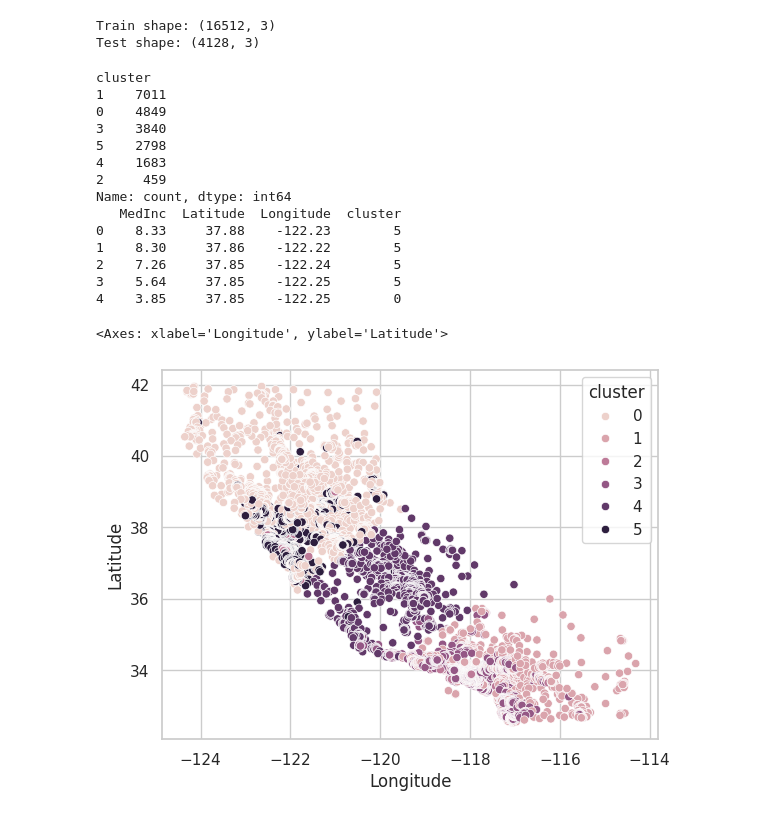
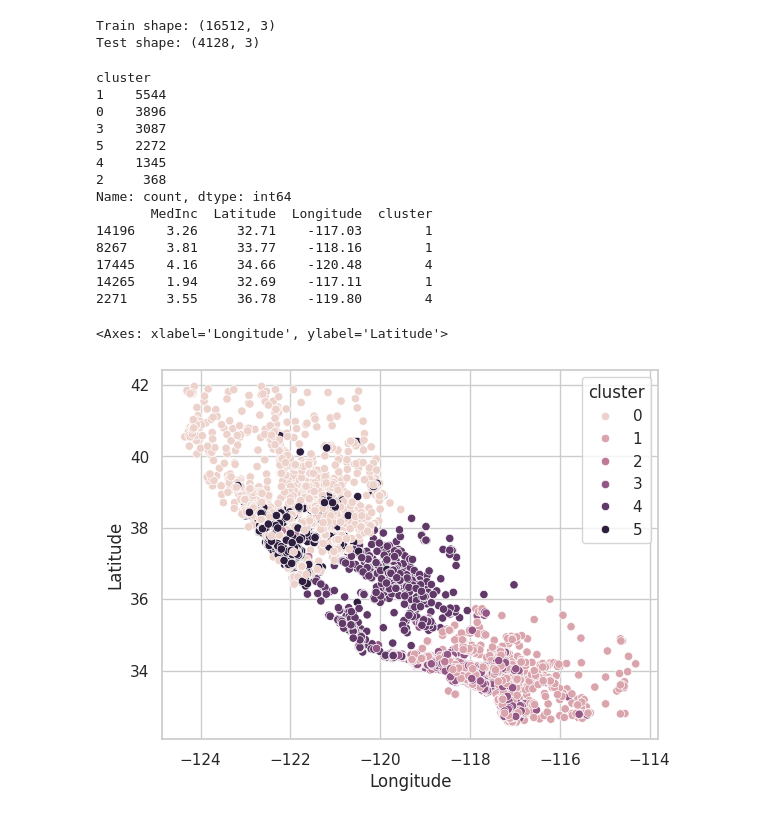
Before and after one commit to 4GeeksAcademy/ginappedrosa-ML-kmeans-housing, a Jupyter notebook: src/explore.ipynb, the cells around one changed output. Cells and saved outputs as stored; diff of their text form; code cells hidden in the pictures.

```diff
--- a/src/explore.ipynb
+++ b/src/explore.ipynb
@@ -106,35 +106,31 @@ y_train = model.predict(X_train)
 # %%
 total_data = df[features]
 
-kmeans = KMeans(n_clusters=6, random_state=42, n_init=10)
-kmeans.fit(total_data)
-
-df['cluster'] = kmeans.labels_
-
-print(df['cluster'].value_counts())
-print(df.head())
+X_train['cluster'] = y_train
+print(X_train['cluster'].value_counts())
+print(X_train.head())
 # %% [output]
 cluster
-1    7011
-0    4849
-3    3840
-5    2798
-4    1683
-2     459
+1    5544
+0    3896
+3    3087
+5    2272
+4    1345
+2     368
 Name: count, dtype: int64
-   MedInc  Latitude  Longitude  cluster
-0    8.33     37.88    -122.23        5
-1    8.30     37.86    -122.22        5
-2    7.26     37.85    -122.24        5
-3    5.64     37.85    -122.25        5
-4    3.85     37.85    -122.25        0
+       MedInc  Latitude  Longitude  cluster
+14196    3.26     32.71    -117.03        1
+8267     3.81     33.77    -118.16        1
+17445    4.16     34.66    -120.48        4
+14265    1.94     32.69    -117.11        1
+2271     3.55     36.78    -119.80        4
 # %%
 sns.scatterplot(
-    data=df,
+    data=X_train,
     x="Longitude",
     y="Latitude",
     hue="cluster",
 )
 # %% [output]
 <Axes: xlabel='Longitude', ylabel='Latitude'>
-[figure, old version]
+[figure, new version]
```
Also changed, not shown: parts of 7 cells of this notebook.
